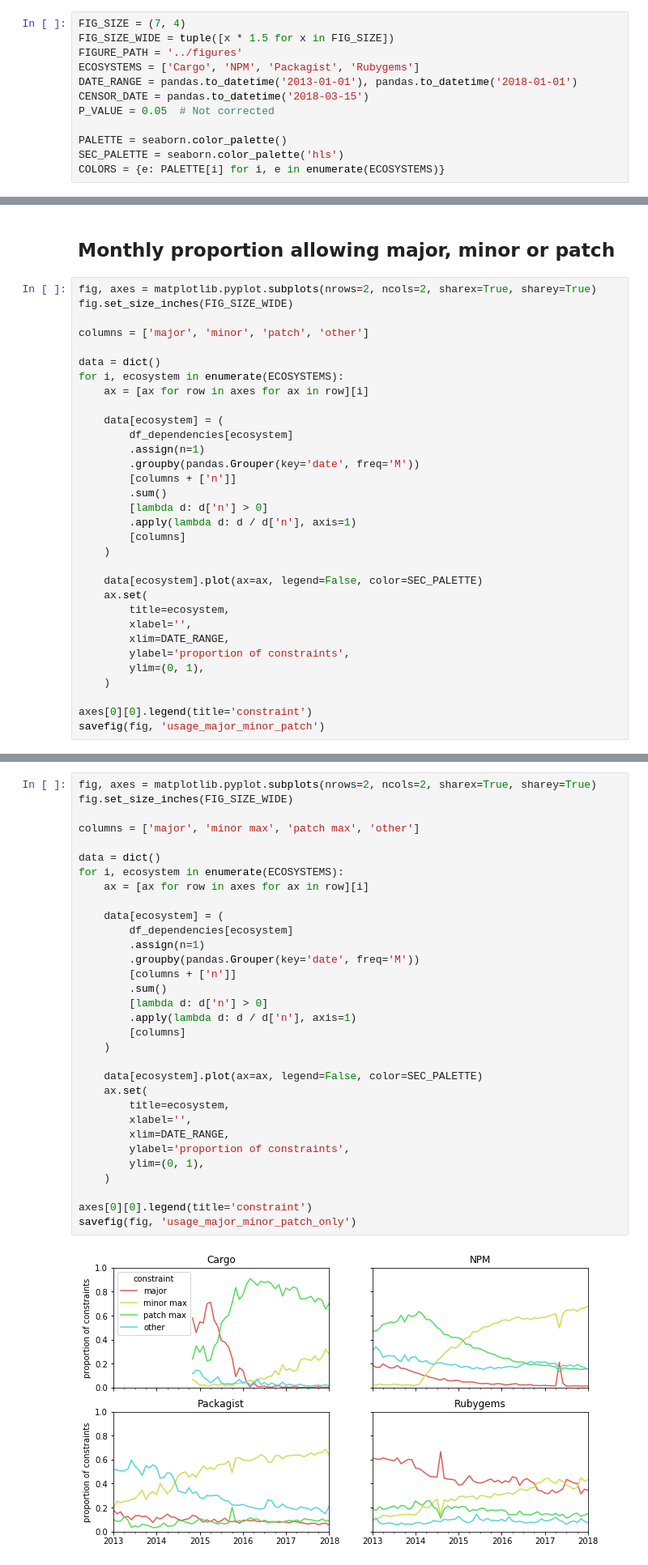
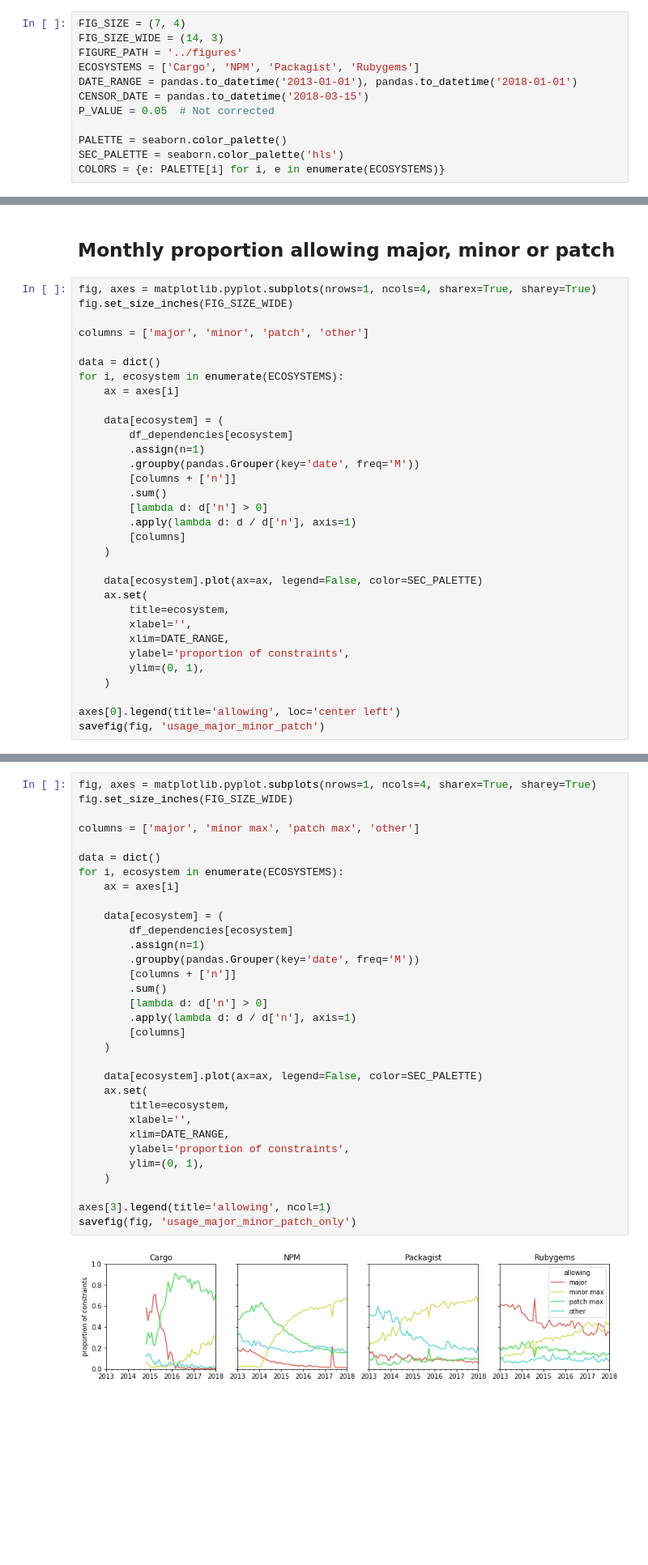
Before and after one commit to AlexandreDecan/secos-constraints, a Jupyter notebook: notebooks/Constraint analysis.ipynb, the cells around one changed output, grey strips where cells are left out. Shown at 81% size. Cells and saved outputs as stored; diff of their text form; blank space fills up the shorter version.

```diff
--- a/notebooks/Constraint analysis.ipynb
+++ b/notebooks/Constraint analysis.ipynb
@@ -10,7 +10,7 @@ import lifelines
 from lifelines.statistics import logrank_test
 # %%
 FIG_SIZE = (7, 4)
-FIG_SIZE_WIDE = tuple([x * 1.5 for x in FIG_SIZE])
+FIG_SIZE_WIDE = (14, 3)
 FIGURE_PATH = '../figures'
 ECOSYSTEMS = ['Cargo', 'NPM', 'Packagist', 'Rubygems']
 DATE_RANGE = pandas.to_datetime('2013-01-01'), pandas.to_datetime('2018-01-01')
@@ -247,14 +247,14 @@ savefig(fig, 'overview_proportion_valid_dependencies')
 # %% [markdown]
 ## Monthly proportion allowing major, minor or patch
 # %%
-fig, axes = matplotlib.pyplot.subplots(nrows=2, ncols=2, sharex=True, sharey=True)
+fig, axes = matplotlib.pyplot.subplots(nrows=1, ncols=4, sharex=True, sharey=True)
 fig.set_size_inches(FIG_SIZE_WIDE)
 
 columns = ['major', 'minor', 'patch', 'other']
 
 data = dict()
 for i, ecosystem in enumerate(ECOSYSTEMS):
-    ax = [ax for row in axes for ax in row][i]
+    ax = axes[i]
 
     data[ecosystem] = (
         df_dependencies[ecosystem]
@@ -276,6 +276,6 @@ for i, ecosystem in enumerate(ECOSYSTEMS):
         ylim=(0, 1),
     )
 
-axes[0][0].legend(title='constraint')
+axes[0].legend(title='allowing', loc='center left')
 savefig(fig, 'usage_major_minor_patch')
 # %% [output]
@@ -283,37 +283,37 @@ savefig(fig, 'usage_major_minor_patch')
 # %%
-fig, axes = matplotlib.pyplot.subplots(nrows=2, ncols=2, sharex=True, sharey=True)
+fig, axes = matplotlib.pyplot.subplots(nrows=1, ncols=4, sharex=True, sharey=True)
 fig.set_size_inches(FIG_SIZE_WIDE)
 
 columns = ['major', 'minor max', 'patch max', 'other']
 
 data = dict()
 for i, ecosystem in enumerate(ECOSYSTEMS):
-    ax = [ax for row in axes for ax in row][i]
+    ax = axes[i]
 
     data[ecosystem] = (
         df_dependencies[ecosystem]
         .assign(n=1)
         .groupby(pandas.Grouper(key='date', freq='M'))
         [columns + ['n']]
         .sum()
         [lambda d: d['n'] > 0]
         .apply(lambda d: d / d['n'], axis=1)
         [columns]
     )
 
     data[ecosystem].plot(ax=ax, legend=False, color=SEC_PALETTE)
     ax.set(
         title=ecosystem,
         xlabel='',
         xlim=DATE_RANGE,
         ylabel='proportion of constraints',
         ylim=(0, 1),
     )
 
-axes[0][0].legend(title='constraint')
+axes[3].legend(title='allowing', ncol=1)
 savefig(fig, 'usage_major_minor_patch_only')
 # %% [output]
-[figure, old version]
+[figure, new version]
 # %% [markdown]
 ## Monthly proportion of pre-1.0.0 updates
 # %%
```
Also changed, not shown: parts of 9 cells of this notebook.
